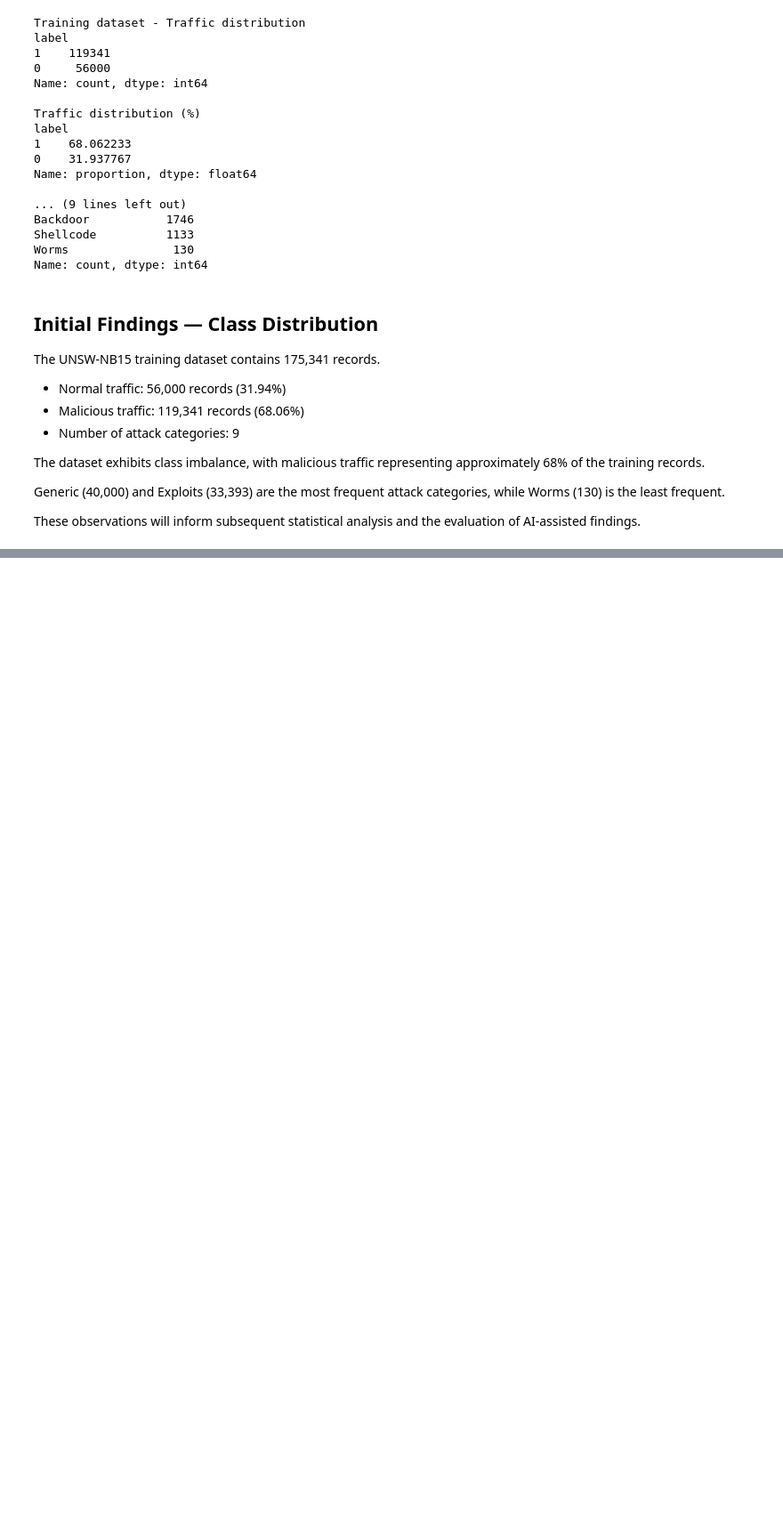
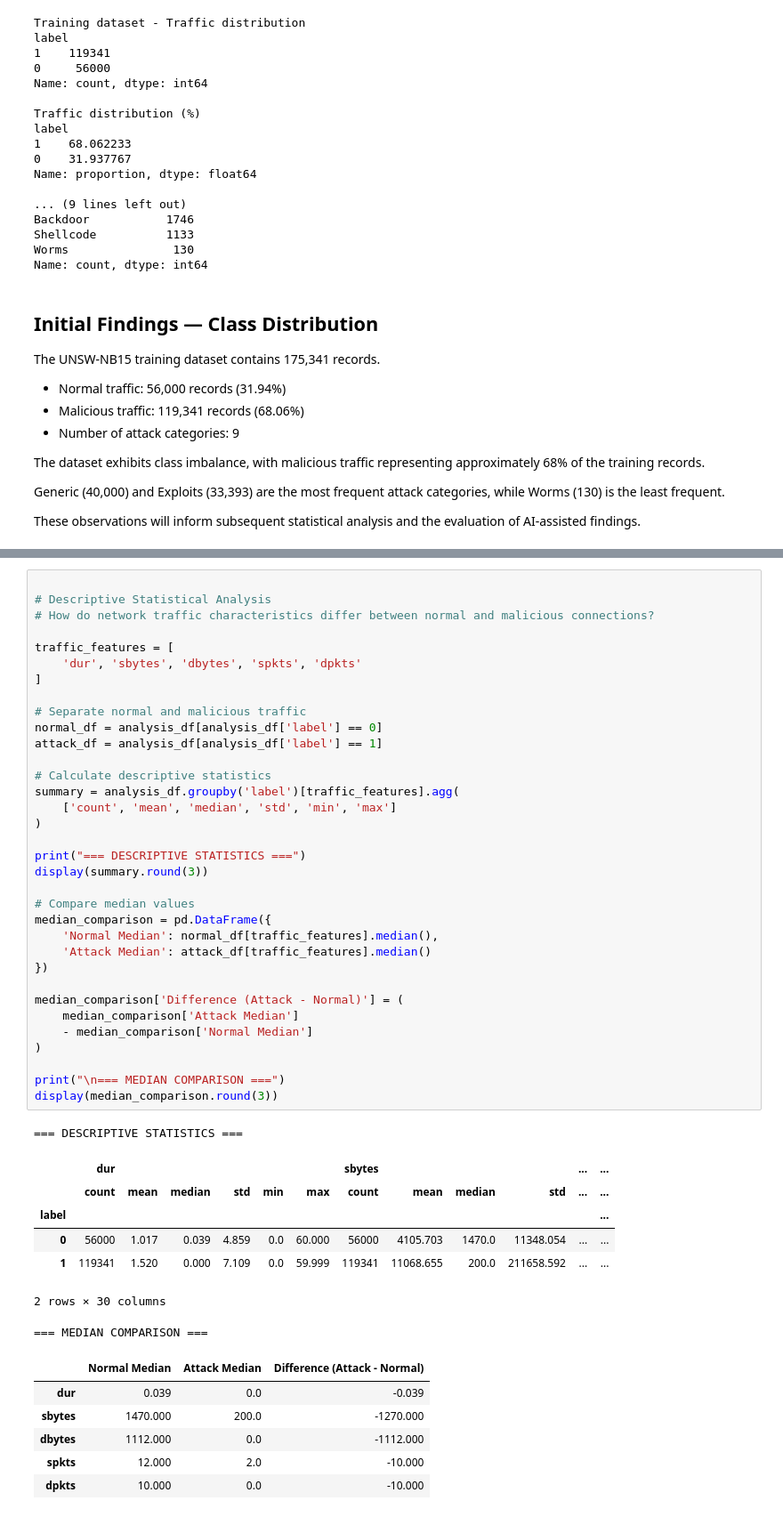
Before and after one commit to bahaali273/COMP9200-AI-vs-Traditional-Intrusion-Analysis, a Jupyter notebook: notebooks/01_dataset_exploration.ipynb, the cells around one changed output, grey strips where cells are left out. Shown at 89% size. Cells and saved outputs as stored; diff of their text form; blank space fills up the shorter version.

```diff
--- a/notebooks/01_dataset_exploration.ipynb
+++ b/notebooks/01_dataset_exploration.ipynb
@@ -102,0 +227,49 @@ analysis and the evaluation of AI-assisted findings.
+# %%
+
+# Descriptive Statistical Analysis
+# How do network traffic characteristics differ between normal and malicious connections?
+
+traffic_features = [
+    'dur', 'sbytes', 'dbytes', 'spkts', 'dpkts'
+]
+
+# Separate normal and malicious traffic
+normal_df = analysis_df[analysis_df['label'] == 0]
+attack_df = analysis_df[analysis_df['label'] == 1]
+
+# Calculate descriptive statistics
+summary = analysis_df.groupby('label')[traffic_features].agg(
+    ['count', 'mean', 'median', 'std', 'min', 'max']
+)
+
+print("=== DESCRIPTIVE STATISTICS ===")
+display(summary.round(3))
+
+# Compare median values
+median_comparison = pd.DataFrame({
+    'Normal Median': normal_df[traffic_features].median(),
+    'Attack Median': attack_df[traffic_features].median()
+})
+
+median_comparison['Difference (Attack - Normal)'] = (
+    median_comparison['Attack Median']
+    - median_comparison['Normal Median']
+)
+
+print("\n=== MEDIAN COMPARISON ===")
+display(median_comparison.round(3))
+# %% [output]
+=== DESCRIPTIVE STATISTICS ===
+|  | dur |  |  |  |  |  | sbytes |  |  |  | ... | ... |
+|  | count | mean | median | std | min | max | count | mean | median | std | ... | ... |
+| label |  |  |  |  |  |  |  |  |  |  |  | ... |
+| 0 | 56000 | 1.017 | 0.039 | 4.859 | 0.0 | 60.000 | 56000 | 4105.703 | 1470.0 | 11348.054 | ... | ... |
+| 1 | 119341 | 1.520 | 0.000 | 7.109 | 0.0 | 59.999 | 119341 | 11068.655 | 200.0 | 211658.592 | ... | ... |
+2 rows × 30 columns
+=== MEDIAN COMPARISON ===
+|  | Normal Median | Attack Median | Difference (Attack - Normal) |
+| dur | 0.039 | 0.0 | -0.039 |
+| sbytes | 1470.000 | 200.0 | -1270.000 |
+| dbytes | 1112.000 | 0.0 | -1112.000 |
+| spkts | 12.000 | 2.0 | -10.000 |
+| dpkts | 10.000 | 0.0 | -10.000 |
```
Also changed, not shown: parts of 11 cells of this notebook.
